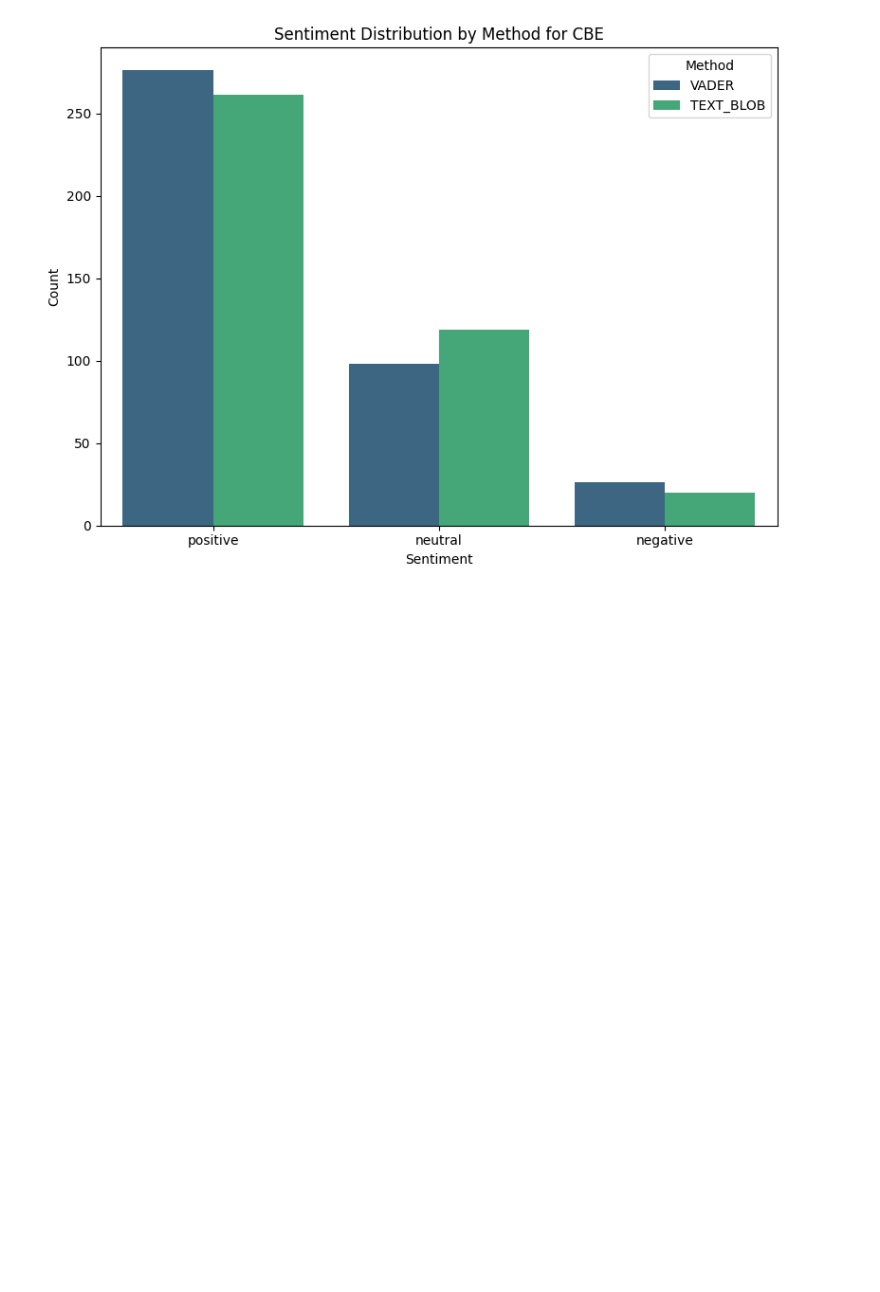
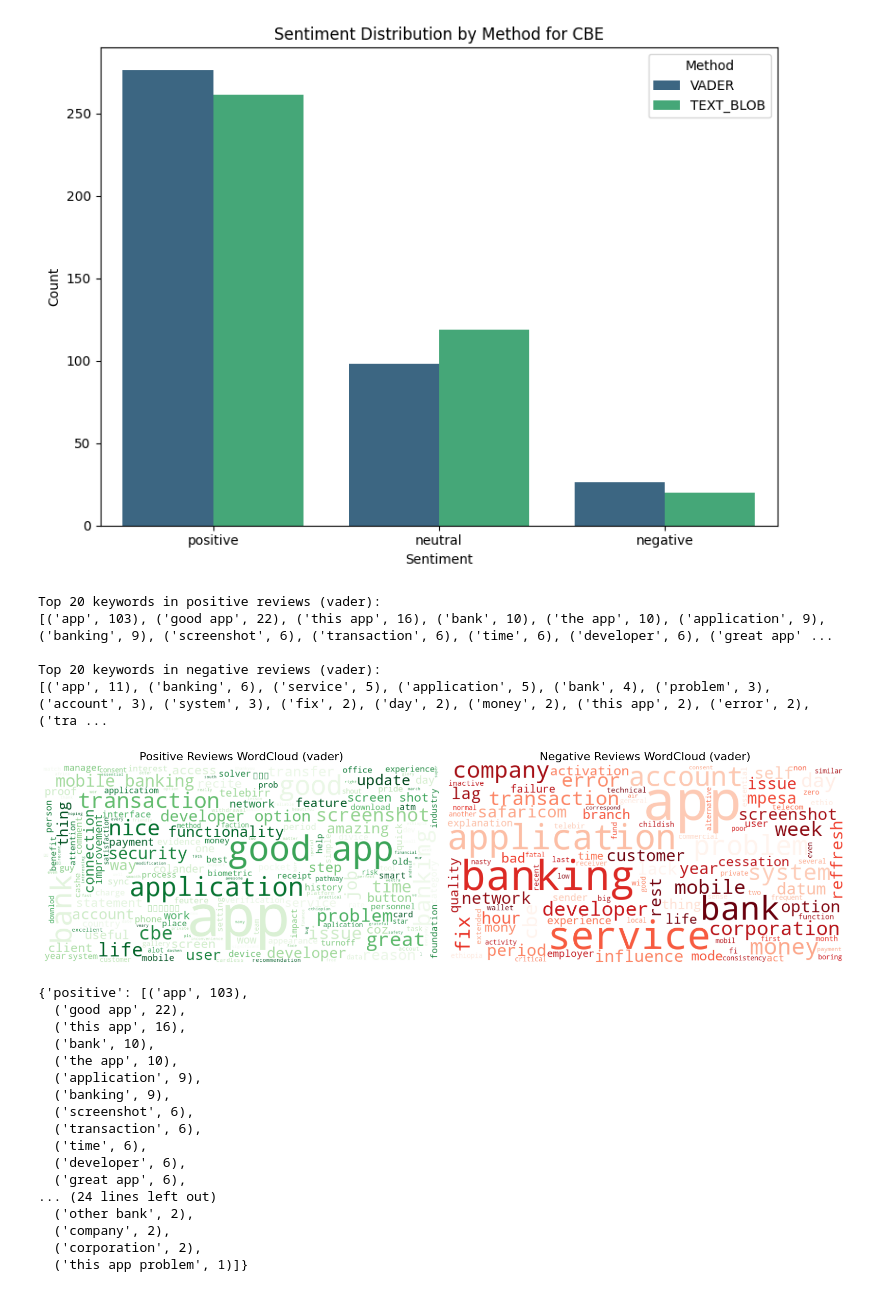
Before and after one commit to Melak12/week-2-Customer-Experience-Analytics-for-Fintech-Apps, a Jupyter notebook: notebooks/cbe_eda.ipynb, the cells around one changed output. Cells and saved outputs as stored; diff of their text form; code cells hidden in the pictures; blank space fills up the shorter version.

```diff
--- a/notebooks/cbe_eda.ipynb
+++ b/notebooks/cbe_eda.ipynb
@@ -85,4 +85,28 @@ analysis.plot_sentiment_distribution()
 [figure]
 # %%
 ## Extract Keywords from positive and negative reviews
-analysis.keyword_extraction()
+analysis.keyword_extraction(top_n=20)
+# %% [output]
+Top 20 keywords in positive reviews (vader):
+[('app', 103), ('good app', 22), ('this app', 16), ('bank', 10), ('the app', 10), ('application', 9), ('banking', 9), ('screenshot', 6), ('transaction', 6), ('time', 6), ('developer', 6), ('great app' ...
+
+Top 20 keywords in negative reviews (vader):
+[('app', 11), ('banking', 6), ('service', 5), ('application', 5), ('bank', 4), ('problem', 3), ('account', 3), ('system', 3), ('fix', 2), ('day', 2), ('money', 2), ('this app', 2), ('error', 2), ('tra ...
+[figure, added]
+{'positive': [('app', 103),
+  ('good app', 22),
+  ('this app', 16),
+  ('bank', 10),
+  ('the app', 10),
+  ('application', 9),
+  ('banking', 9),
+  ('screenshot', 6),
+  ('transaction', 6),
+  ('time', 6),
+  ('developer', 6),
+  ('great app', 6),
+... (24 lines left out)
+  ('other bank', 2),
+  ('company', 2),
+  ('corporation', 2),
+  ('this app problem', 1)]}
```
Also changed, not shown: parts of 2 cells of this notebook, 1 other file.
